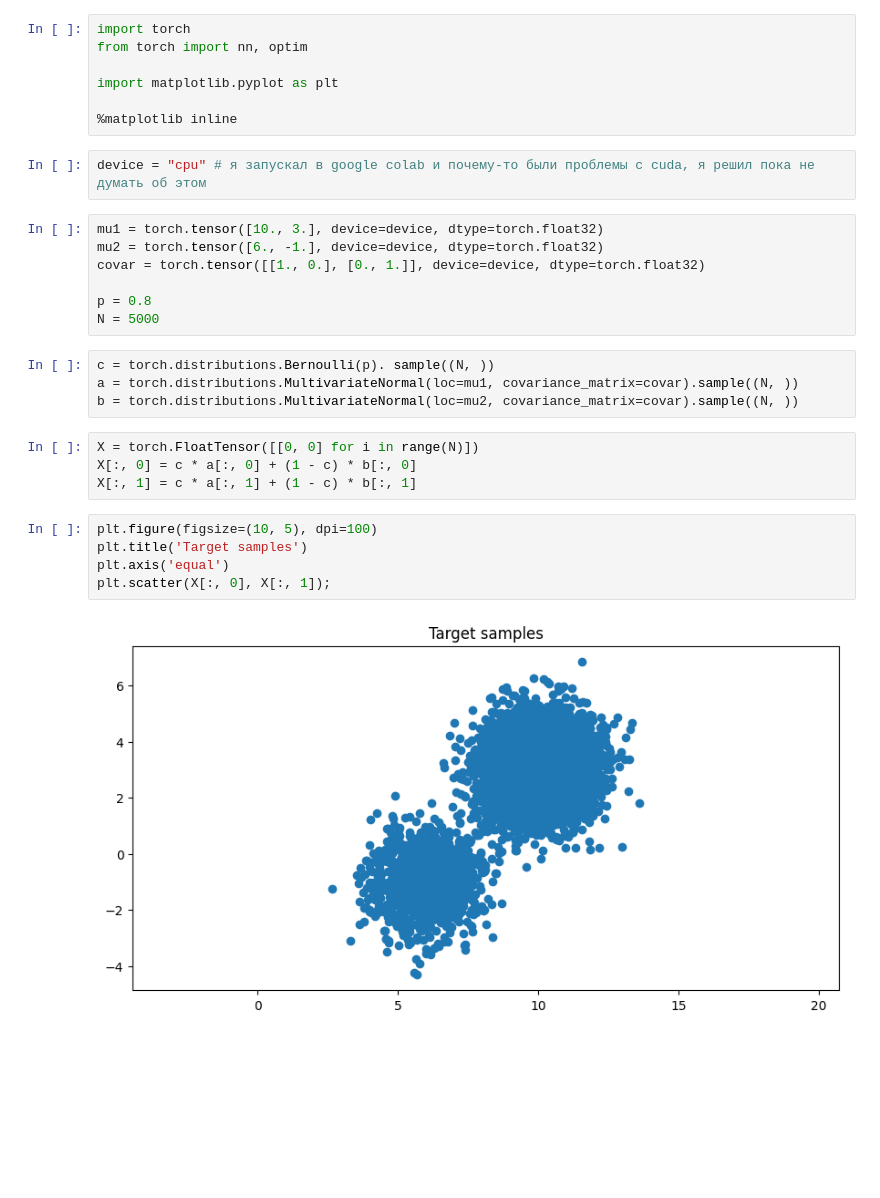
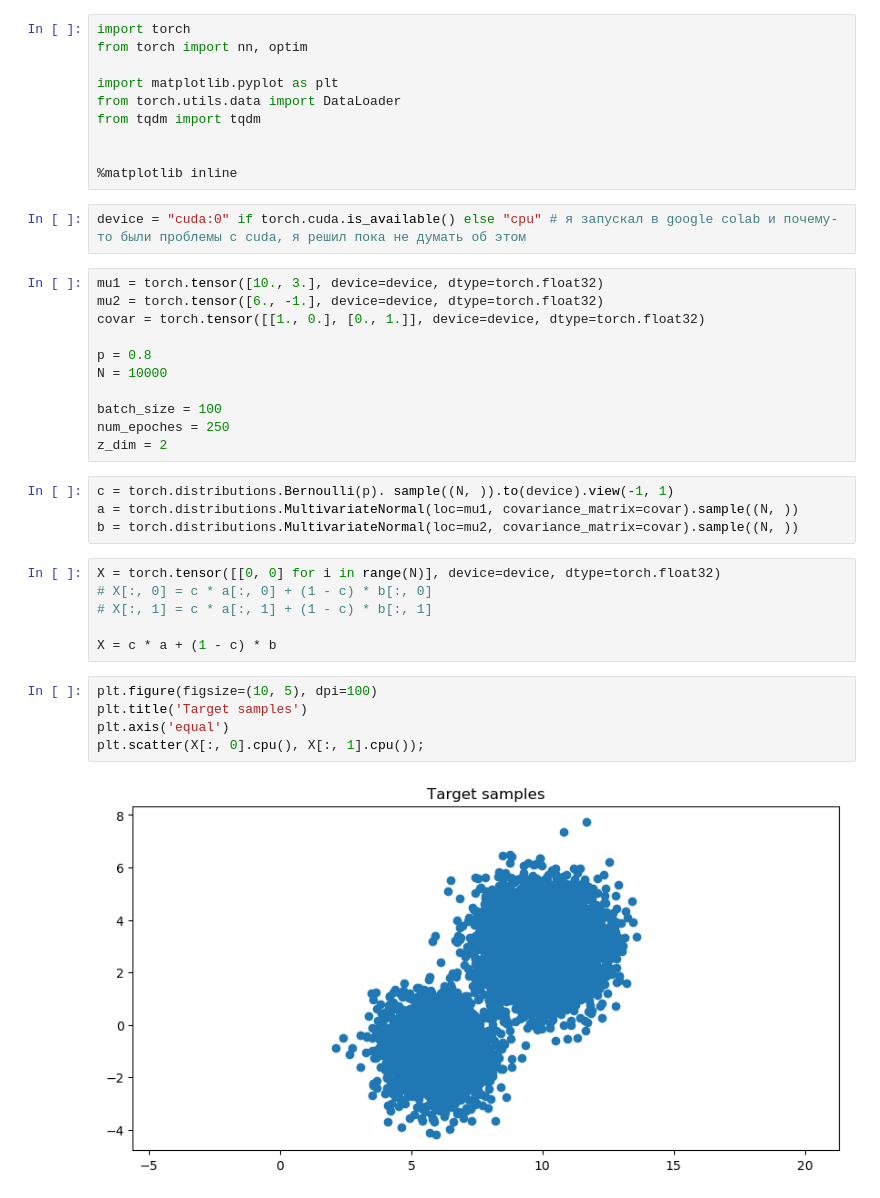
Before and after one commit to stalex2902/VAE, a Jupyter notebook: Simple_VAE.ipynb, the cells around one changed output. Saved outputs shown, nothing was run; the diff lists cells and outputs as text; blank space fills up the shorter version.

```diff
--- a/Simple_VAE.ipynb
+++ b/Simple_VAE.ipynb
@@ -3,31 +3,40 @@ import torch
 from torch import nn, optim
 
 import matplotlib.pyplot as plt
+from torch.utils.data import DataLoader
+from tqdm import tqdm
+
 
 %matplotlib inline
 # %%
-device = "cpu" # я запускал в google colab и почему-то были проблемы с cuda, я решил пока не думать об этом
+device = "cuda:0" if torch.cuda.is_available() else "cpu" # я запускал в google colab и почему-то были проблемы с cuda, я решил пока не думать об этом
 # %%
 mu1 = torch.tensor([10., 3.], device=device, dtype=torch.float32)
 mu2 = torch.tensor([6., -1.], device=device, dtype=torch.float32)
 covar = torch.tensor([[1., 0.], [0., 1.]], device=device, dtype=torch.float32)
 
 p = 0.8
-N = 5000
+N = 10000
+
+batch_size = 100
+num_epoches = 250
+z_dim = 2
 # %%
-c = torch.distributions.Bernoulli(p). sample((N, ))
+c = torch.distributions.Bernoulli(p). sample((N, )).to(device).view(-1, 1)
 a = torch.distributions.MultivariateNormal(loc=mu1, covariance_matrix=covar).sample((N, ))
 b = torch.distributions.MultivariateNormal(loc=mu2, covariance_matrix=covar).sample((N, ))
 # %%
-X = torch.FloatTensor([[0, 0] for i in range(N)])
-X[:, 0] = c * a[:, 0] + (1 - c) * b[:, 0]
-X[:, 1] = c * a[:, 1] + (1 - c) * b[:, 1]
+X = torch.tensor([[0, 0] for i in range(N)], device=device, dtype=torch.float32)
+# X[:, 0] = c * a[:, 0] + (1 - c) * b[:, 0]
+# X[:, 1] = c * a[:, 1] + (1 - c) * b[:, 1]
+
+X = c * a + (1 - c) * b
 # %%
 plt.figure(figsize=(10, 5), dpi=100)
 plt.title('Target samples')
 plt.axis('equal')
-plt.scatter(X[:, 0], X[:, 1]);
+plt.scatter(X[:, 0].cpu(), X[:, 1].cpu());
 # %% [output]
-[figure, old version]
+[figure, new version]
 # %%
 class VAE(nn.Module):
```
Also changed, not shown: parts of 12 cells of this notebook, 1 other file.
